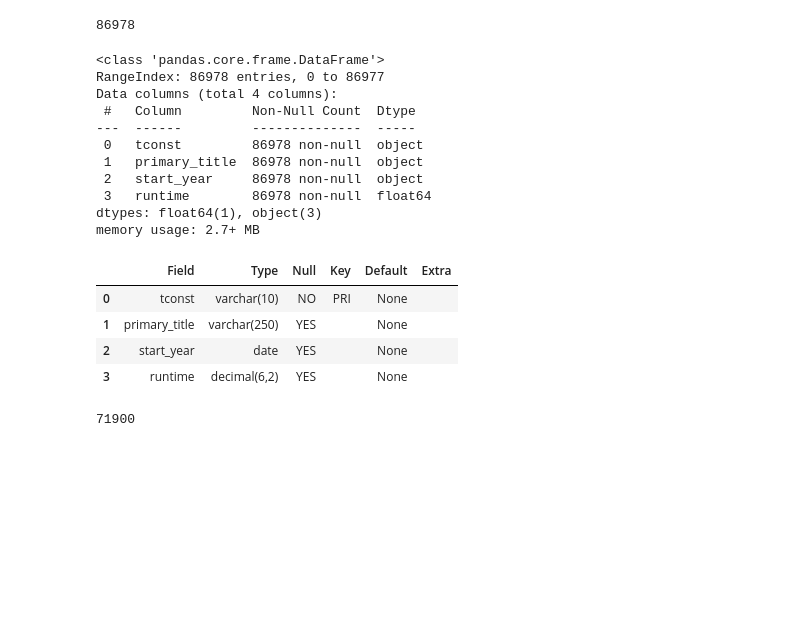
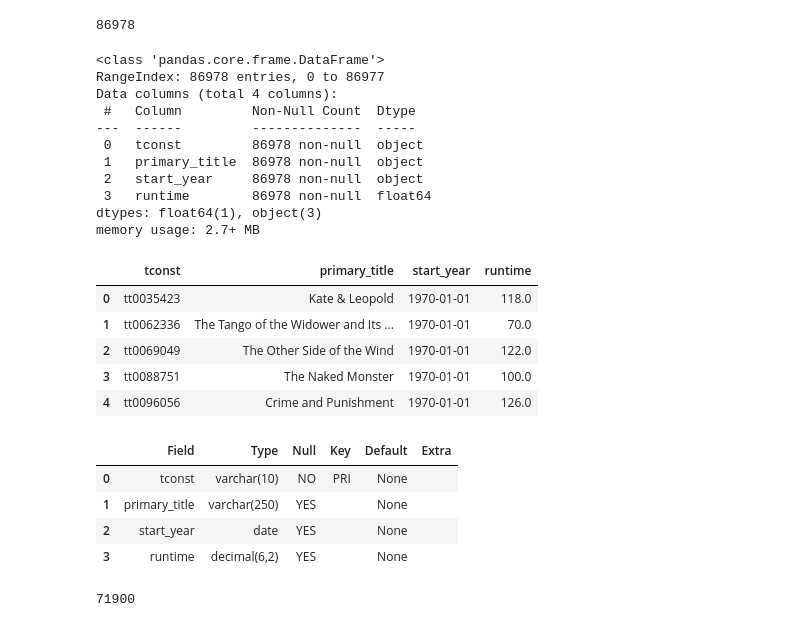
Before and after one commit to Ahmed-Wassel-Angar/movies_project, a Jupyter notebook: DATABASE_Design.ipynb, the cells around one changed output. Cells and saved outputs as stored; diff of their text form; code cells hidden in the pictures; blank space fills up the shorter version.

```diff
--- a/DATABASE_Design.ipynb
+++ b/DATABASE_Design.ipynb
@@ -612,26 +652,32 @@ df_title_basics.to_sql("title_basics",conn,index=False,if_exists='append')
 # %%
 # Confirmation of insertion and and verification of columns
 q = """SELECT * FROM title_basics"""
 x = pd.read_sql(text(q), conn)
 x.info()
-x.head()
+display(x.head())
 q = """describe title_basics"""
 pd.read_sql(text(q),conn)
 # %% [output]
 <class 'pandas.core.frame.DataFrame'>
 RangeIndex: 86978 entries, 0 to 86977
 Data columns (total 4 columns):
  #   Column         Non-Null Count  Dtype
 ---  ------         --------------  -----
  0   tconst         86978 non-null  object
  1   primary_title  86978 non-null  object
  2   start_year     86978 non-null  object
  3   runtime        86978 non-null  float64
 dtypes: float64(1), object(3)
 memory usage: 2.7+ MB
-|  | Field | Type | Null | Key | Default | Extra |
-| 0 | tconst | varchar(10) | NO | PRI | None |  |
-| 1 | primary_title | varchar(250) | YES |  | None |  |
-| 2 | start_year | date | YES |  | None |  |
-| 3 | runtime | decimal(6,2) | YES |  | None |  |
+|  | tconst | primary_title | start_year | runtime |
+| 0 | tt0035423 | Kate & Leopold | 1970-01-01 | 118.0 |
+| 1 | tt0062336 | The Tango of the Widower and Its ... | 1970-01-01 | 70.0 |
+| 2 | tt0069049 | The Other Side of the Wind | 1970-01-01 | 122.0 |
+| 3 | tt0088751 | The Naked Monster | 1970-01-01 | 100.0 |
+| 4 | tt0096056 | Crime and Punishment | 1970-01-01 | 126.0 |
+|  | Field | Type | Null | Key | Default | Extra |
+| 0 | tconst | varchar(10) | NO | PRI | None |  |
+| 1 | primary_title | varchar(250) | YES |  | None |  |
+| 2 | start_year | date | YES |  | None |  |
+| 3 | runtime | decimal(6,2) | YES |  | None |  |
 # %%
```
Also changed, not shown: parts of 19 cells of this notebook, 4 other files.
